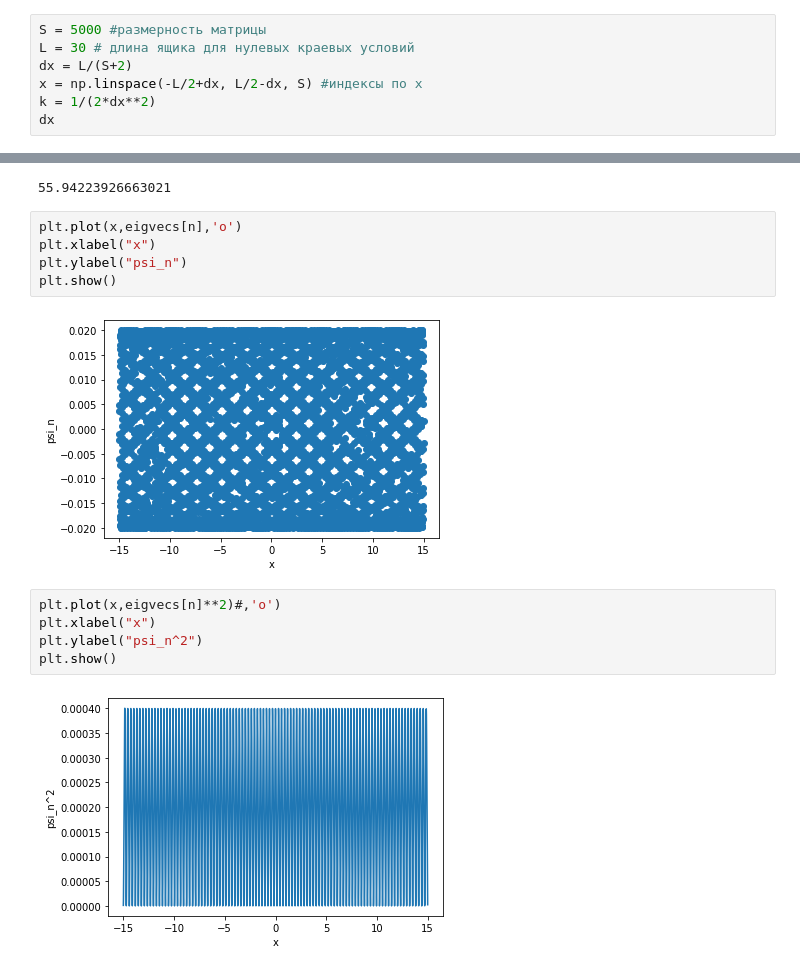
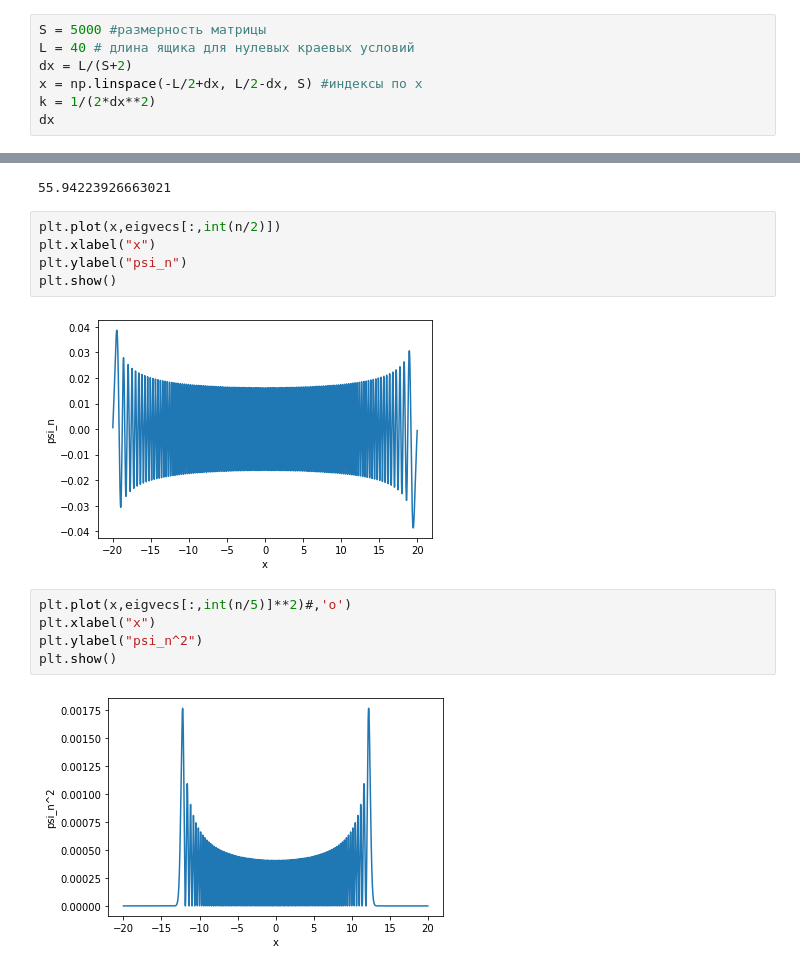
Before and after one commit to Gorchavkina/diplomawork, a Jupyter notebook: fin_diff_matrix_method.ipynb, the cells around one changed output, grey strips where cells are left out. Drawn from its saved outputs; the diff is of its cells as text.

```diff
--- a/fin_diff_matrix_method.ipynb
+++ b/fin_diff_matrix_method.ipynb
@@ -4,7 +4,7 @@ import numpy as np
 import math
 # %%
 S = 5000 #размерность матрицы
-L = 30 # длина ящика для нулевых краевых условий
+L = 40 # длина ящика для нулевых краевых условий
 dx = L/(S+2)
 x = np.linspace(-L/2+dx, L/2-dx, S) #индексы по x
 k = 1/(2*dx**2)
@@ -165,16 +290,16 @@ eigvals[n]
 # %% [output]
 55.94223926663021
 # %%
-plt.plot(x,eigvecs[n],'o')
+plt.plot(x,eigvecs[:,int(n/2)])
 plt.xlabel("x")
 plt.ylabel("psi_n")
 plt.show()
 # %% [output]
-[figure, old version]
+[figure, new version]
 # %%
-plt.plot(x,eigvecs[n]**2)#,'o')
+plt.plot(x,eigvecs[:,int(n/5)]**2)#,'o')
 plt.xlabel("x")
 plt.ylabel("psi_n^2")
 plt.show()
 # %% [output]
-[figure, old version]
+[figure, new version]
```
Also changed, not shown: parts of 31 cells of this notebook.
